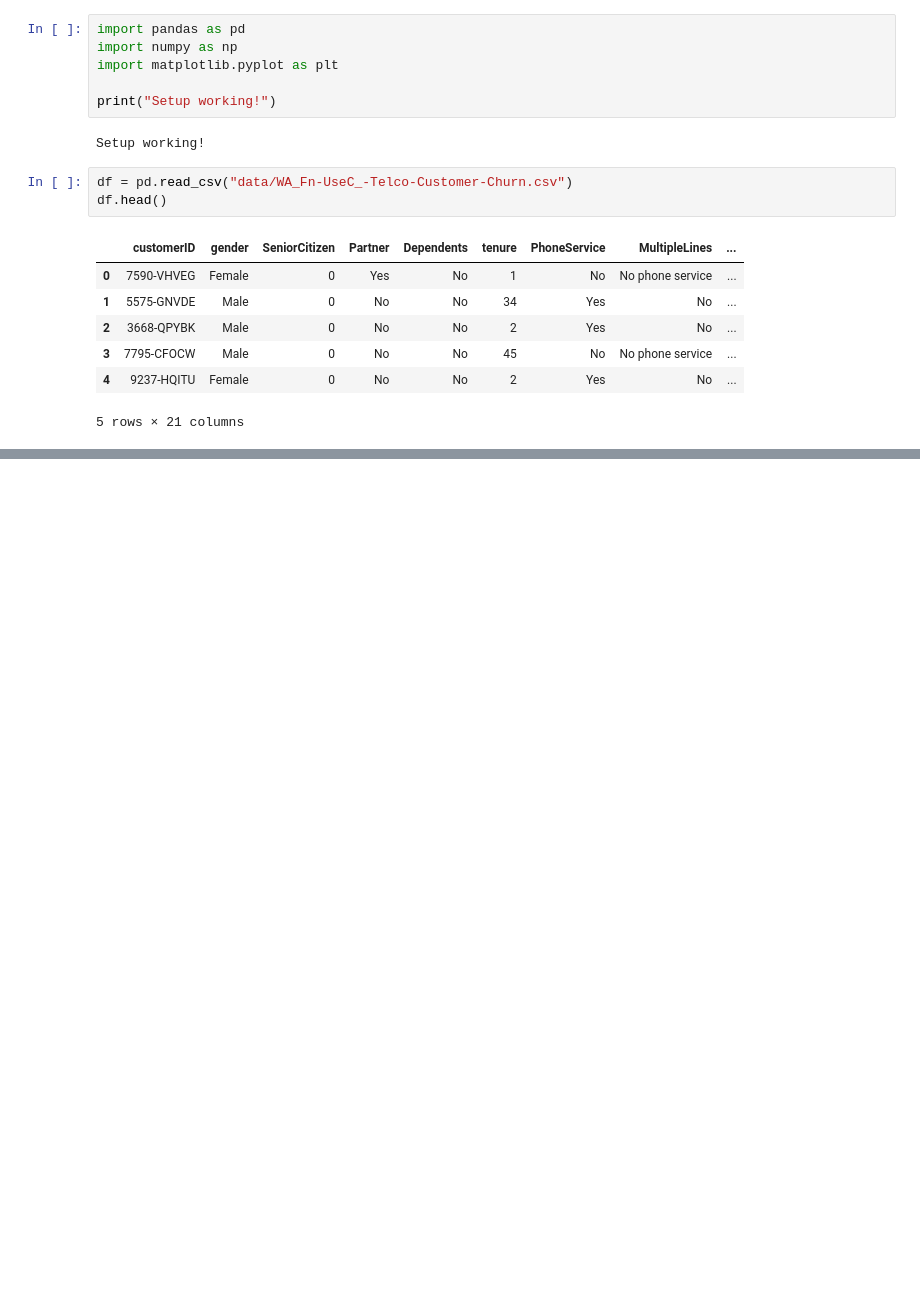
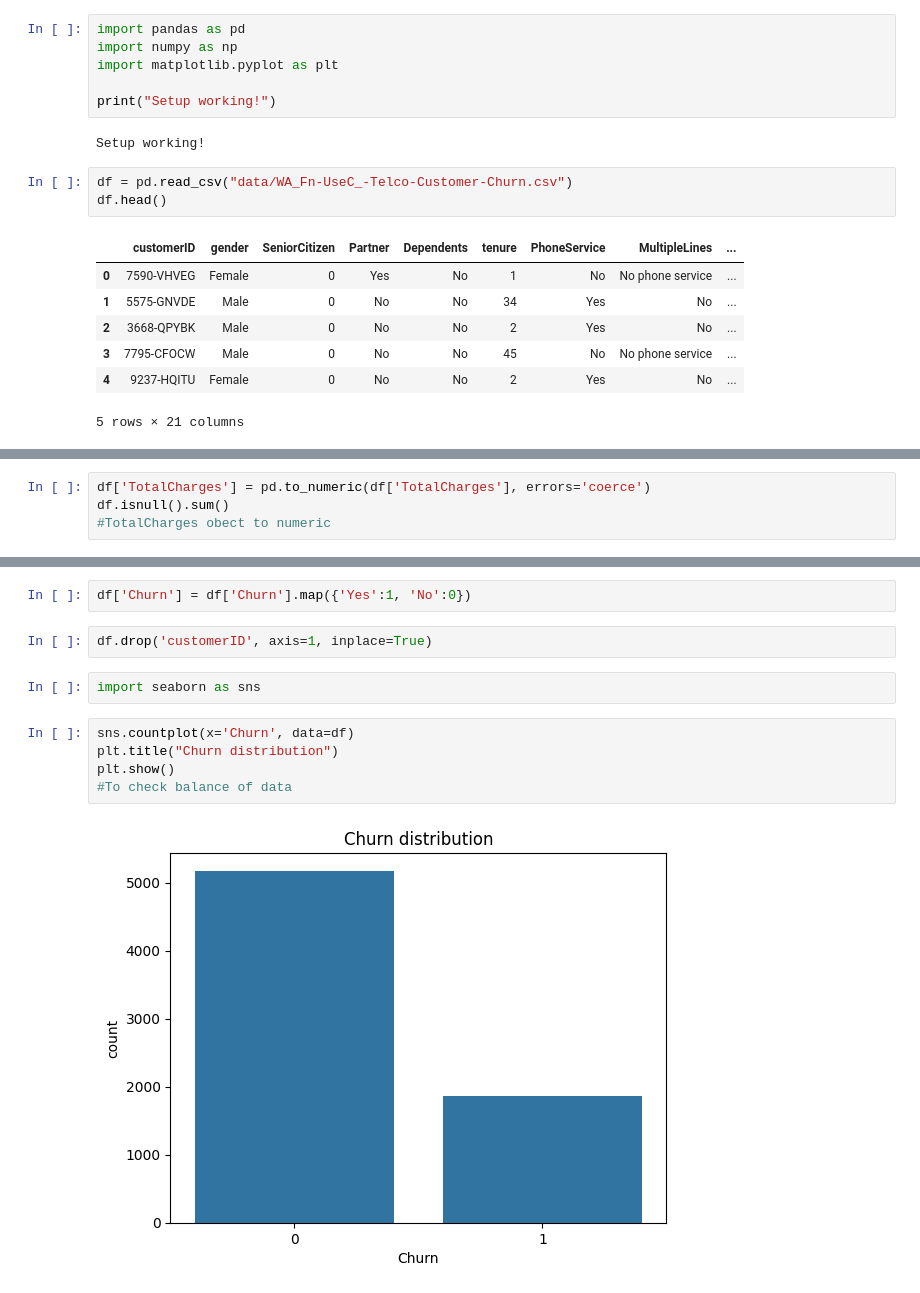
Before and after one commit to Prachi-Arora25/custormer-churn-project, a Jupyter notebook: churn_analysis.ipynb, the cells around one changed output, grey strips where cells are left out. Drawn from its saved outputs; the diff is of its cells as text; blank space fills up the shorter version.

```diff
--- a/churn_analysis.ipynb
+++ b/churn_analysis.ipynb
@@ -19,0 +132,4 @@ df.head()
+# %%
+df['TotalCharges'] = pd.to_numeric(df['TotalCharges'], errors='coerce')
+df.isnull().sum()
+#TotalCharges obect to numeric
@@ -19,0 +171,13 @@ df.head()
+# %%
+df['Churn'] = df['Churn'].map({'Yes':1, 'No':0})
+# %%
+df.drop('customerID', axis=1, inplace=True)
+# %%
+import seaborn as sns
+# %%
+sns.countplot(x='Churn', data=df)
+plt.title("Churn distribution")
+plt.show()
+#To check balance of data
+# %% [output]
+[figure, added]
```
Also changed, not shown: parts of 18 cells of this notebook.
